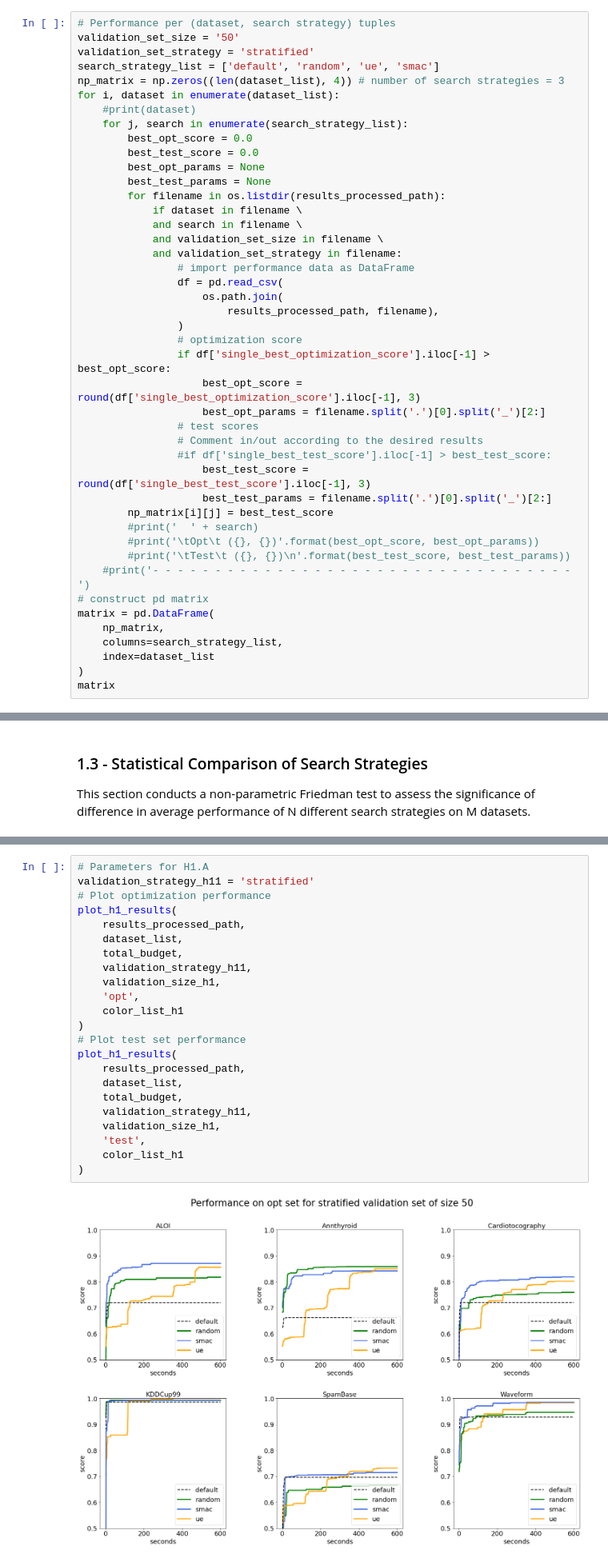
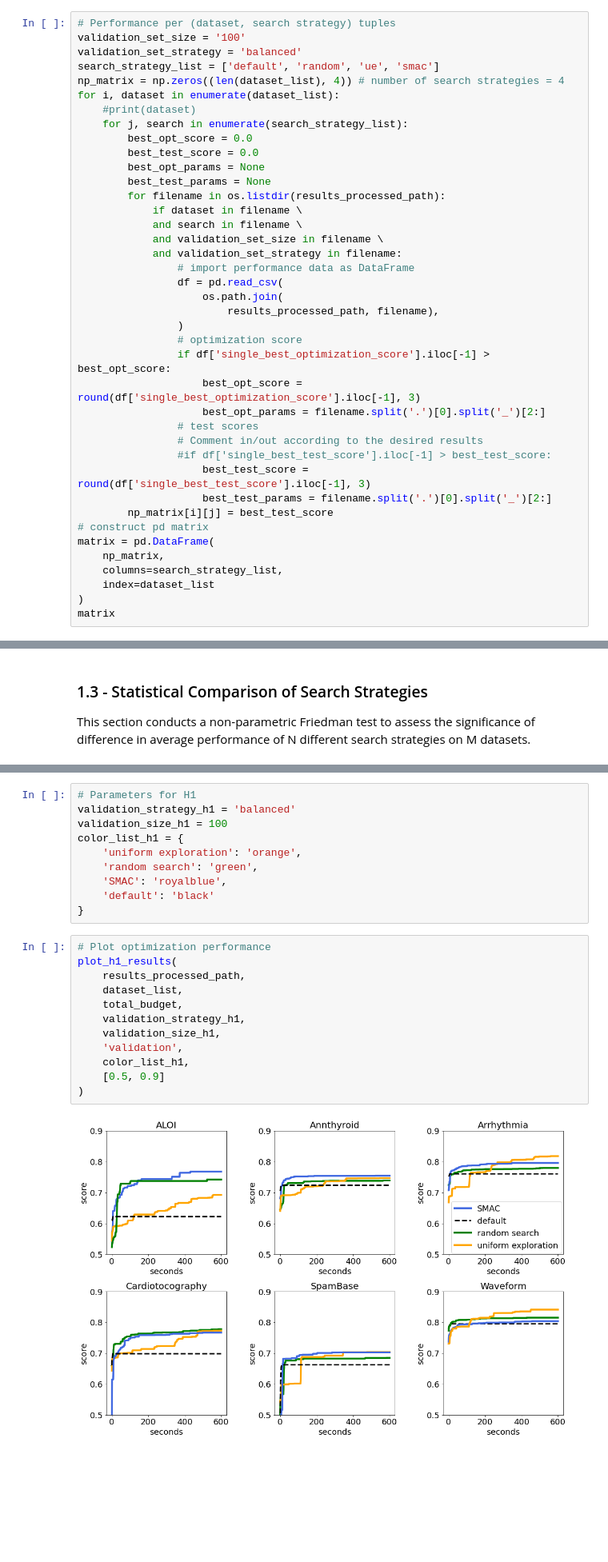
Before and after one commit to johnantonn/cash-for-unsupervised-ad, a Jupyter notebook: src/notebooks/results_visualizer.ipynb, the cells around one changed output, grey strips where cells are left out. Shown at 80% size. Saved outputs shown, nothing was run; the diff lists cells and outputs as text; blank space fills up the shorter version.

```diff
--- a/src/notebooks/results_visualizer.ipynb
+++ b/src/notebooks/results_visualizer.ipynb
@@ -131,9 +126,9 @@ Furthermore, it computes statistical tests for comparing the 3 search strategies
 # %%
 # Performance per (dataset, search strategy) tuples
-validation_set_size = '50'
-validation_set_strategy = 'stratified'
+validation_set_size = '100'
+validation_set_strategy = 'balanced'
 search_strategy_list = ['default', 'random', 'ue', 'smac']
-np_matrix = np.zeros((len(dataset_list), 4)) # number of search strategies = 3
+np_matrix = np.zeros((len(dataset_list), 4)) # number of search strategies = 4
 for i, dataset in enumerate(dataset_list):
     #print(dataset)
     for j, search in enumerate(search_strategy_list):
@@ -161,10 +156,6 @@ for i, dataset in enumerate(dataset_list):
                     best_test_score = round(df['single_best_test_score'].iloc[-1], 3)
                     best_test_params = filename.split('.')[0].split('_')[2:]
         np_matrix[i][j] = best_test_score
-        #print('  ' + search)
-        #print('\tOpt\t ({}, {})'.format(best_opt_score, best_opt_params))
-        #print('\tTest\t ({}, {})\n'.format(best_test_score, best_test_params))
-    #print('- - - - - - - - - - - - - - - - - - - - - - - - - - - - - - - - - -')
 # construct pd matrix
 matrix = pd.DataFrame(
     np_matrix,
@@ -308,25 +538,24 @@ The below graphs display the optimization performance, i.e. the performance on t
+# %%
+# Parameters for H1
+validation_strategy_h1 = 'balanced'
+validation_size_h1 = 100
+color_list_h1 = {
+    'uniform exploration': 'orange',
+    'random search': 'green',
+    'SMAC': 'royalblue',
+    'default': 'black'
+}
 # %%
-# Parameters for H1.A
-validation_strategy_h11 = 'stratified'
 # Plot optimization performance
 plot_h1_results(
     results_processed_path,
     dataset_list,
     total_budget,
-    validation_strategy_h11,
+    validation_strategy_h1,
     validation_size_h1,
-    'opt',
-    color_list_h1
+    'validation',
+    color_list_h1,
+    [0.5, 0.9]
 )
-# Plot test set performance
-plot_h1_results(
-    results_processed_path,
-    dataset_list,
-    total_budget,
-    validation_strategy_h11,
-    validation_size_h1,
-    'test',
-    color_list_h1
-)
 # %% [output]
-[figure, old version]
+[figure, new version]
```
Also changed, not shown: parts of 61 cells of this notebook, 5 other files.
